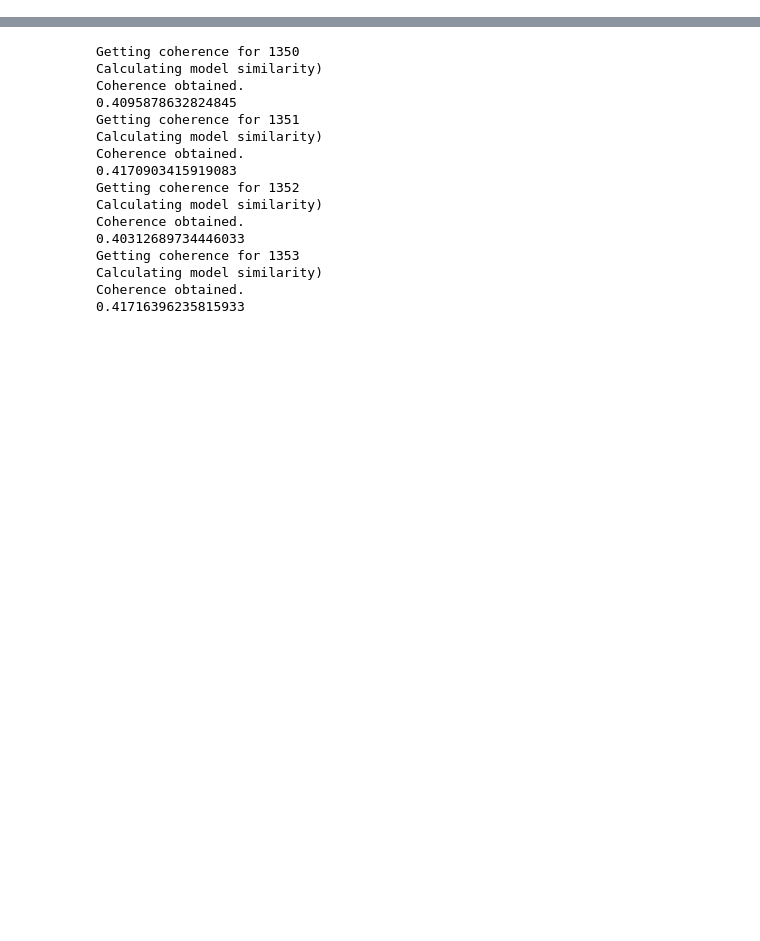
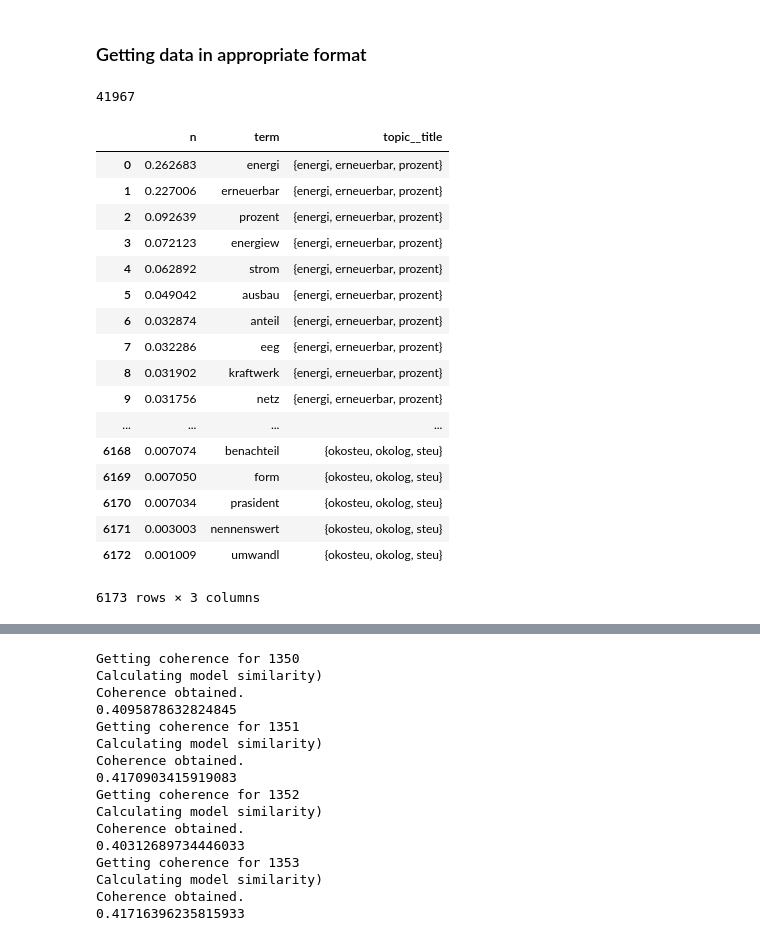
Before and after one commit to mcc-apsis/coal-discourse, a Jupyter notebook: coherence_optimal_topic_number.ipynb, the cells around one changed output, grey strips where cells are left out. Saved outputs shown, nothing was run; the diff lists cells and outputs as text; code cells hidden in the pictures; blank space fills up the shorter version.

```diff
--- a/coherence_optimal_topic_number.ipynb
+++ b/coherence_optimal_topic_number.ipynb
@@ -32,0 +79,2 @@ from django.db.models import Q, Count, Func, F, Sum, Avg, Value as V
+# %% [markdown]
+### Getting data in appropriate format
@@ -32,0 +83,4 @@ from django.db.models import Q, Count, Func, F, Sum, Avg, Value as V
+# %%
+len(list(TopicTerm.objects.filter(run_id=run_id)))
+# %% [output]
+41967
@@ -32,0 +97,22 @@ from django.db.models import Q, Count, Func, F, Sum, Avg, Value as V
+# %%
+df = pd.DataFrame.from_dict(list(tts_n))
+df
+# %% [output]
+|  | n | term | topic__title |
+| 0 | 0.262683 | energi | {energi, erneuerbar, prozent} |
+| 1 | 0.227006 | erneuerbar | {energi, erneuerbar, prozent} |
+| 2 | 0.092639 | prozent | {energi, erneuerbar, prozent} |
+| 3 | 0.072123 | energiew | {energi, erneuerbar, prozent} |
+| 4 | 0.062892 | strom | {energi, erneuerbar, prozent} |
+| 5 | 0.049042 | ausbau | {energi, erneuerbar, prozent} |
+| 6 | 0.032874 | anteil | {energi, erneuerbar, prozent} |
+| 7 | 0.032286 | eeg | {energi, erneuerbar, prozent} |
+| 8 | 0.031902 | kraftwerk | {energi, erneuerbar, prozent} |
+| 9 | 0.031756 | netz | {energi, erneuerbar, prozent} |
+| ... | ... | ... | ... |
+| 6168 | 0.007074 | benachteil | {okosteu, okolog, steu} |
+| 6169 | 0.007050 | form | {okosteu, okolog, steu} |
+| 6170 | 0.007034 | prasident | {okosteu, okolog, steu} |
+| 6171 | 0.003003 | nennenswert | {okosteu, okolog, steu} |
+| 6172 | 0.001009 | umwandl | {okosteu, okolog, steu} |
+6173 rows × 3 columns
```
Also changed, not shown: parts of 19 cells of this notebook.
